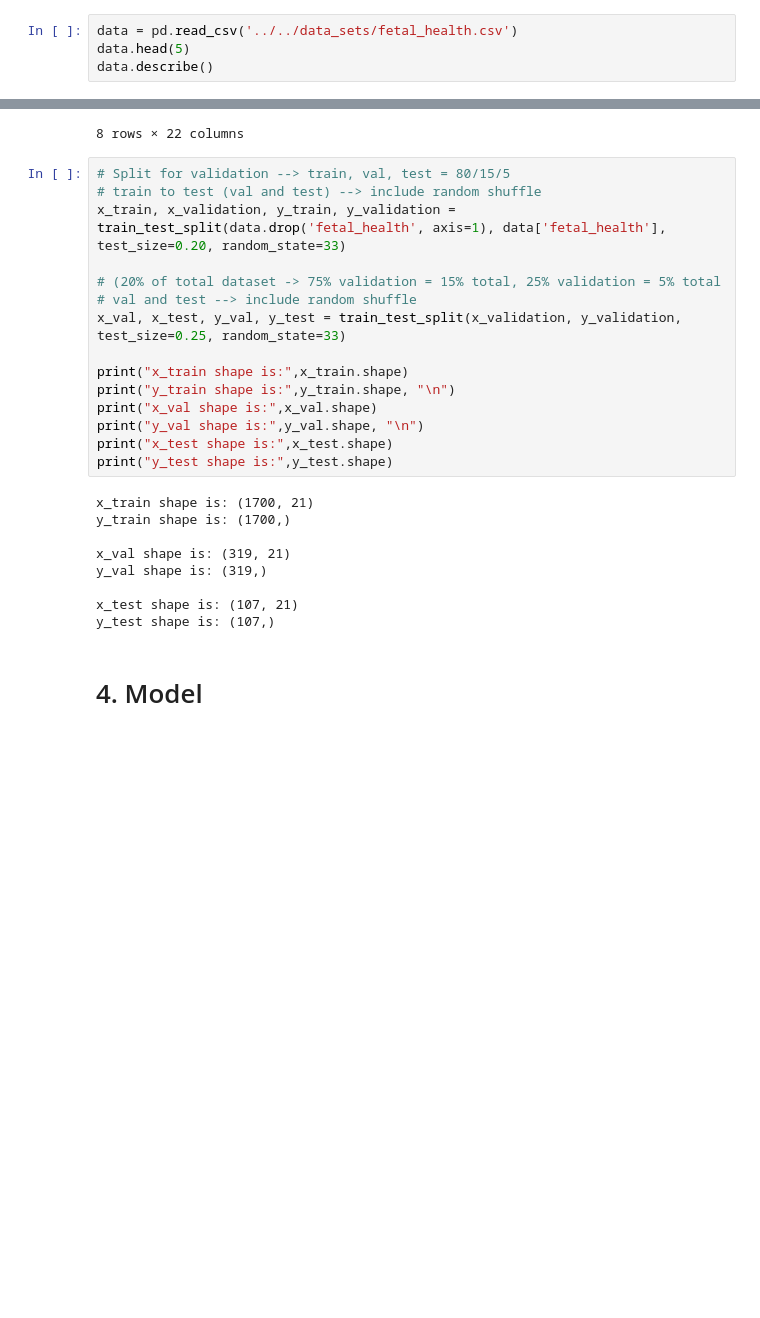
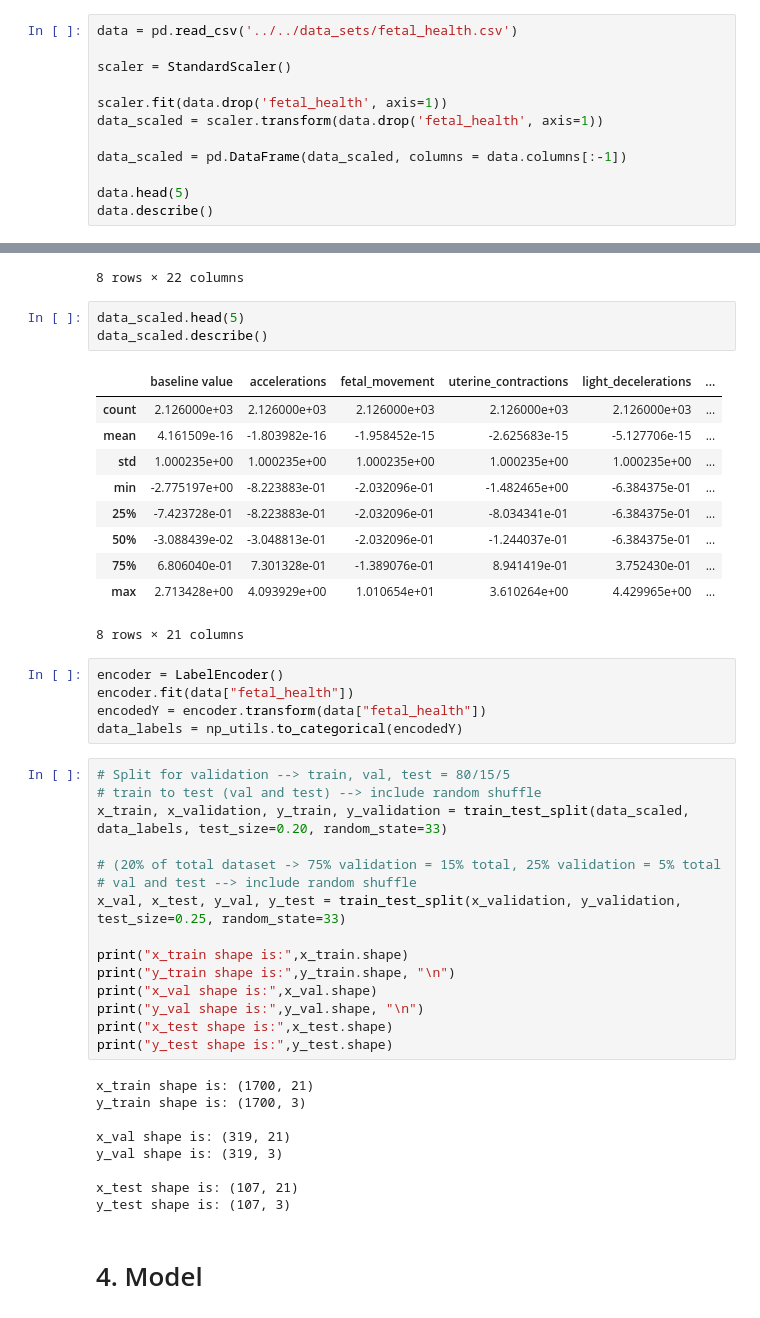
Before and after one commit to nickknapton12/BMEN415_Final_Project, a Jupyter notebook: Classification/Rachel/NN_Model2.ipynb, the cells around one changed output, grey strips where cells are left out. Cells and saved outputs as stored; diff of their text form; blank space fills up the shorter version.

```diff
--- a/Classification/Rachel/NN_Model2.ipynb
+++ b/Classification/Rachel/NN_Model2.ipynb
@@ -29,6 +33,14 @@ from keras.layers import Dense, Activation, BatchNormalization
 # 3. Analysis & Preprocessing
 # %%
 data = pd.read_csv('../../data_sets/fetal_health.csv')
+
+scaler = StandardScaler()
+
+scaler.fit(data.drop('fetal_health', axis=1))
+data_scaled = scaler.transform(data.drop('fetal_health', axis=1))
+
+data_scaled = pd.DataFrame(data_scaled, columns = data.columns[:-1])
+
 data.head(5)
 data.describe()
 # %% [output]
@@ -42,10 +54,29 @@ data.describe()
 | 75% | 140.000000 | 0.006000 | 0.003000 | 0.007000 | 0.003000 | ... |
 | max | 160.000000 | 0.019000 | 0.481000 | 0.015000 | 0.015000 | ... |
 8 rows × 22 columns
+# %%
+data_scaled.head(5)
+data_scaled.describe()
+# %% [output]
+|  | baseline value | accelerations | fetal_movement | uterine_contractions | light_decelerations | ... |
+| count | 2.126000e+03 | 2.126000e+03 | 2.126000e+03 | 2.126000e+03 | 2.126000e+03 | ... |
+| mean | 4.161509e-16 | -1.803982e-16 | -1.958452e-15 | -2.625683e-15 | -5.127706e-15 | ... |
+| std | 1.000235e+00 | 1.000235e+00 | 1.000235e+00 | 1.000235e+00 | 1.000235e+00 | ... |
+| min | -2.775197e+00 | -8.223883e-01 | -2.032096e-01 | -1.482465e+00 | -6.384375e-01 | ... |
+| 25% | -7.423728e-01 | -8.223883e-01 | -2.032096e-01 | -8.034341e-01 | -6.384375e-01 | ... |
+| 50% | -3.088439e-02 | -3.048813e-01 | -2.032096e-01 | -1.244037e-01 | -6.384375e-01 | ... |
+| 75% | 6.806040e-01 | 7.301328e-01 | -1.389076e-01 | 8.941419e-01 | 3.752430e-01 | ... |
+| max | 2.713428e+00 | 4.093929e+00 | 1.010654e+01 | 3.610264e+00 | 4.429965e+00 | ... |
+8 rows × 21 columns
+# %%
+encoder = LabelEncoder()
+encoder.fit(data["fetal_health"])
+encodedY = encoder.transform(data["fetal_health"])
+data_labels = np_utils.to_categorical(encodedY)
 # %%
 # Split for validation --> train, val, test = 80/15/5
 # train to test (val and test) --> include random shuffle
-x_train, x_validation, y_train, y_validation = train_test_split(data.drop('fetal_health', axis=1), data['fetal_health'], test_size=0.20, random_state=33)
+x_train, x_validation, y_train, y_validation = train_test_split(data_scaled, data_labels, test_size=0.20, random_state=33)
 
 # (20% of total dataset -> 75% validation = 15% total, 25% validation = 5% total
 # val and test --> include random shuffle
@@ -59,13 +90,13 @@ print("x_test shape is:",x_test.shape)
 print("y_test shape is:",y_test.shape)
 # %% [output]
 x_train shape is: (1700, 21)
-y_train shape is: (1700,)
+y_train shape is: (1700, 3)
 
 x_val shape is: (319, 21)
-y_val shape is: (319,)
+y_val shape is: (319, 3)
 
 x_test shape is: (107, 21)
-y_test shape is: (107,)
+y_test shape is: (107, 3)
 # %% [markdown]
 # 4. Model
 # %%
```
Also changed, not shown: parts of 11 cells of this notebook.
